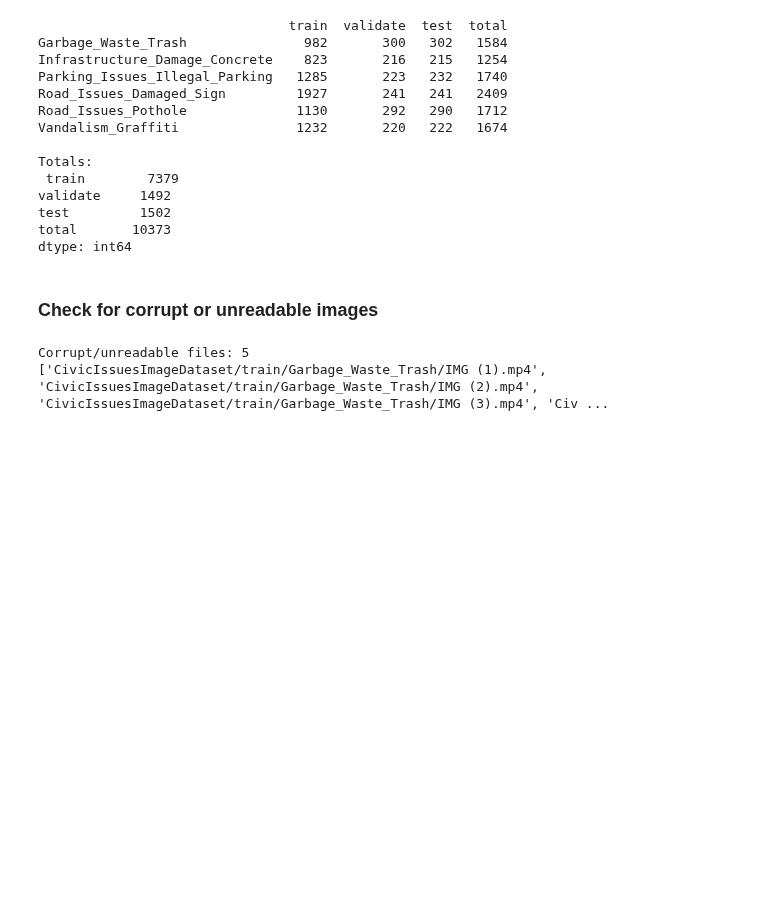
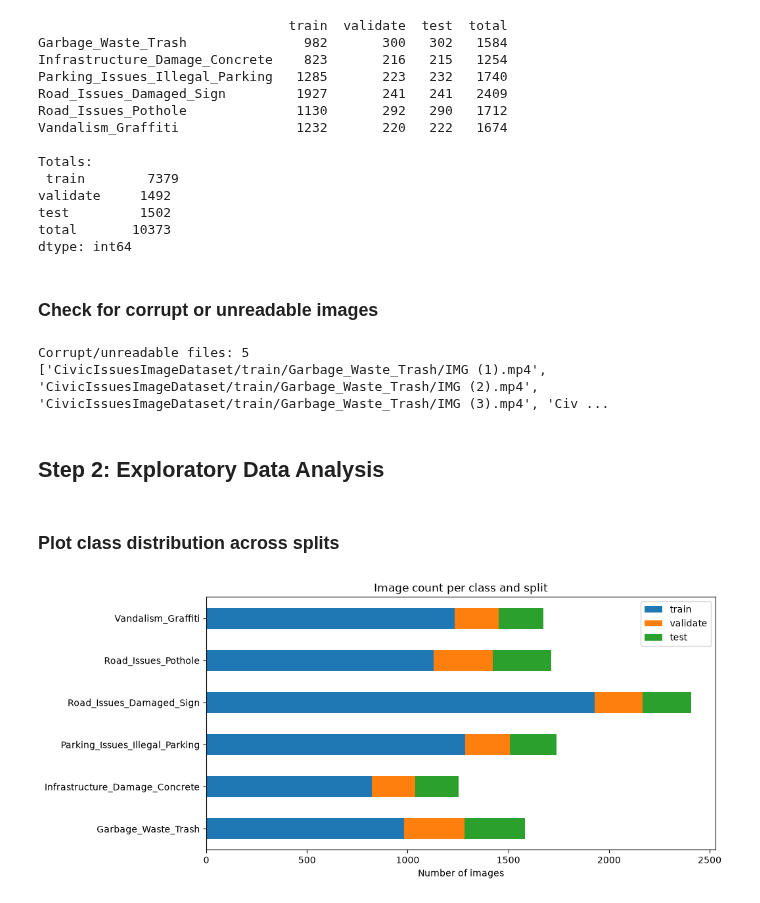
Before and after one commit to AmritaPudasaini/CivicAI-FinalYearProject, a Jupyter notebook: efficientnetB0.ipynb, the cells around one changed output. Drawn from its saved outputs; the diff is of its cells as text; code cells hidden in the pictures; blank space fills up the shorter version.

```diff
--- a/efficientnetB0.ipynb
+++ b/efficientnetB0.ipynb
@@ -118,3 +118,14 @@ print(bad_files[:10])
 # %% [output]
 Corrupt/unreadable files: 5
 ['CivicIssuesImageDataset/train/Garbage_Waste_Trash/IMG (1).mp4', 'CivicIssuesImageDataset/train/Garbage_Waste_Trash/IMG (2).mp4', 'CivicIssuesImageDataset/train/Garbage_Waste_Trash/IMG (3).mp4', 'Civ ...
+# %% [markdown]
+## Step 2: Exploratory Data Analysis
+# %% [markdown]
+### Plot class distribution across splits
+# %%
+count_df[["train", "validate", "test"]].plot(kind="barh", stacked=True, figsize=(10,5))
+plt.title("Image count per class and split")
+plt.xlabel("Number of images")
+plt.show()
+# %% [output]
+[figure, added]
```
Also changed, not shown: parts of 6 cells of this notebook.
